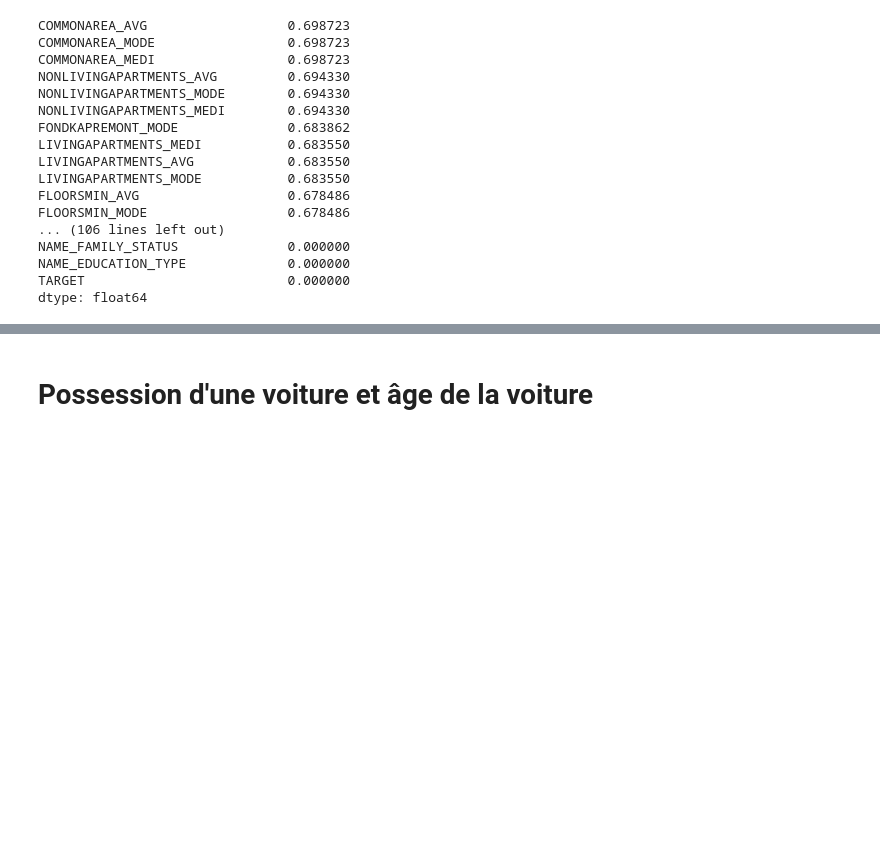
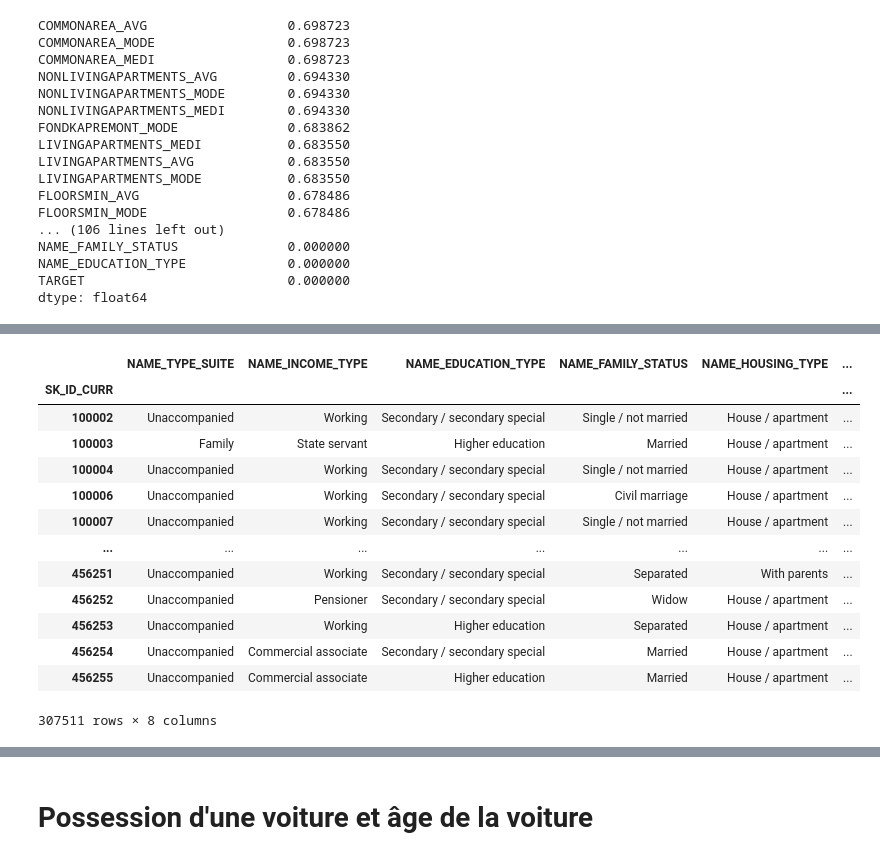
Before and after one commit to gitadum/credit_risk_rating, a Jupyter notebook: 00_notebooks/02_Exploration.ipynb, the cells around one changed output, grey strips where cells are left out. Saved outputs shown, nothing was run; the diff lists cells and outputs as text; code cells hidden in the pictures; blank space fills up the shorter version.

```diff
--- a/00_notebooks/02_Exploration.ipynb
+++ b/00_notebooks/02_Exploration.ipynb
@@ -80,0 +99,2 @@ dtype: float64
+# %%
+df.drop(columns=central_trends, inplace=True)
@@ -80,0 +108,31 @@ dtype: float64
+# %%
+dimensionality = lambda x,df : df[[x]].apply(pd.Series.nunique).values
+categor_feats = df.select_dtypes('object').columns.tolist()
+# Division entre les catégories dites "binaires" (les flags)
+# et les catégories multi dimensionnelles
+categor_ordinal_feats = []
+categor_one_hot_feats = []
+for feat in categor_feats:
+    if dimensionality(feat,df) <= 2:
+        categor_ordinal_feats.append(feat)
+    elif dimensionality(feat,df) == 3 and 'XNA' in df[feat].unique():
+        categor_ordinal_feats.append(feat)
+    else:
+        categor_one_hot_feats.append(feat)
+
+df[categor_one_hot_feats]
+# %% [output]
+|  | NAME_TYPE_SUITE | NAME_INCOME_TYPE | NAME_EDUCATION_TYPE | NAME_FAMILY_STATUS | NAME_HOUSING_TYPE | ... |
+| SK_ID_CURR |  |  |  |  |  | ... |
+| 100002 | Unaccompanied | Working | Secondary / secondary special | Single / not married | House / apartment | ... |
+| 100003 | Family | State servant | Higher education | Married | House / apartment | ... |
+| 100004 | Unaccompanied | Working | Secondary / secondary special | Single / not married | House / apartment | ... |
+| 100006 | Unaccompanied | Working | Secondary / secondary special | Civil marriage | House / apartment | ... |
+| 100007 | Unaccompanied | Working | Secondary / secondary special | Single / not married | House / apartment | ... |
+| ... | ... | ... | ... | ... | ... | ... |
+| 456251 | Unaccompanied | Working | Secondary / secondary special | Separated | With parents | ... |
+| 456252 | Unaccompanied | Pensioner | Secondary / secondary special | Widow | House / apartment | ... |
+| 456253 | Unaccompanied | Working | Higher education | Separated | House / apartment | ... |
+| 456254 | Unaccompanied | Commercial associate | Secondary / secondary special | Married | House / apartment | ... |
+| 456255 | Unaccompanied | Commercial associate | Higher education | Married | House / apartment | ... |
+307511 rows × 8 columns
```
Also changed, not shown: parts of 17 cells of this notebook.
